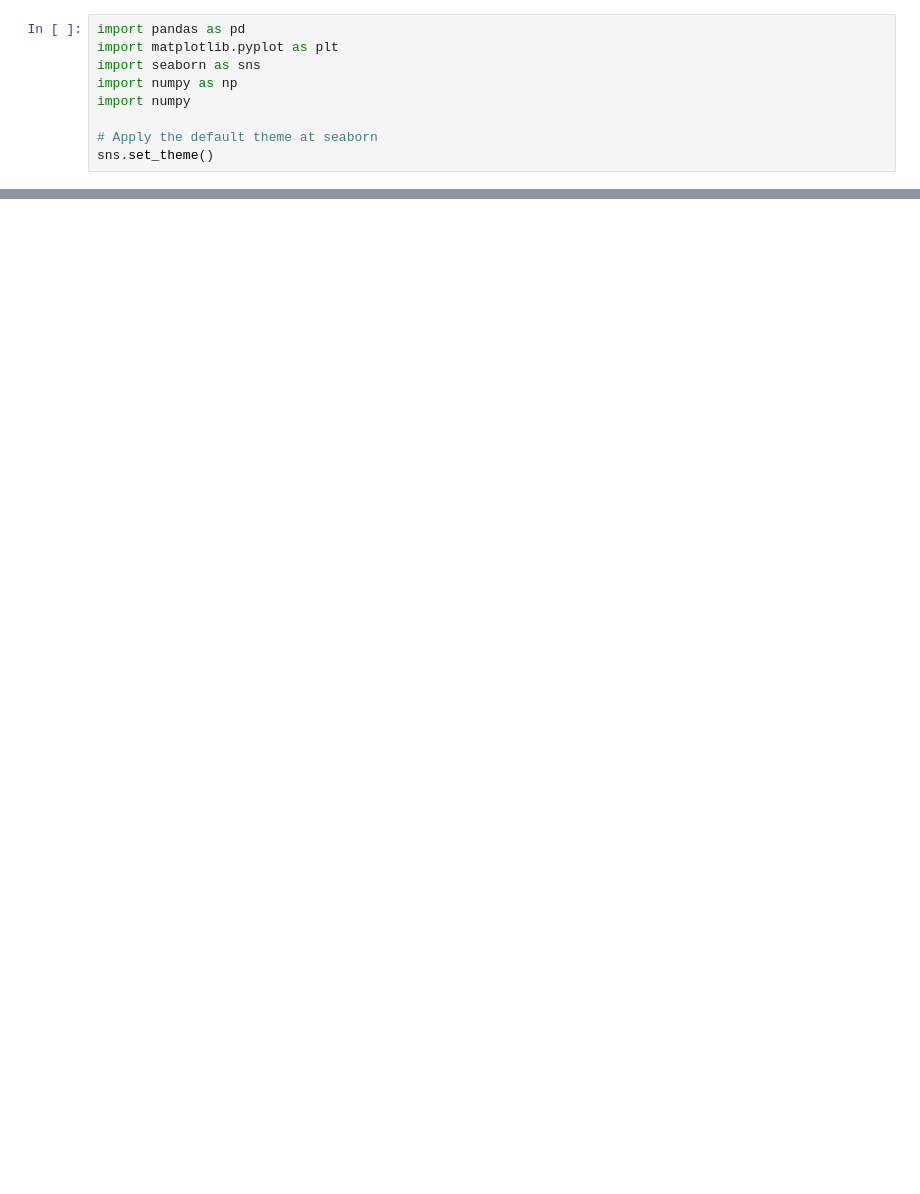
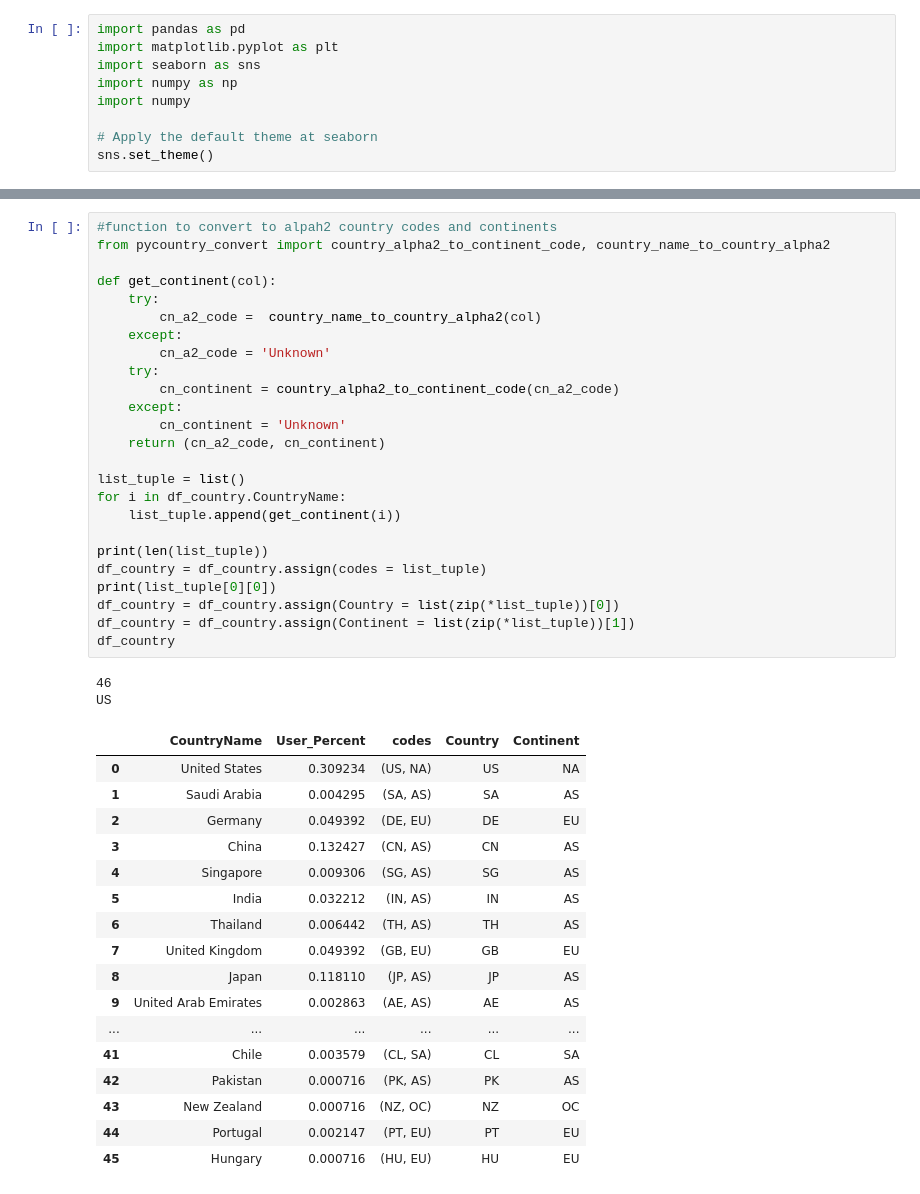
Before and after one commit to dedo99/Homework5, a Jupyter notebook: stats/globaldata_stats.ipynb, the cells around one changed output, grey strips where cells are left out. Cells and saved outputs as stored; diff of their text form; blank space fills up the shorter version.

```diff
--- a/stats/globaldata_stats.ipynb
+++ b/stats/globaldata_stats.ipynb
@@ -250,0 +283,45 @@ Length: 277, dtype: int64
+# %%
+#function to convert to alpah2 country codes and continents
+from pycountry_convert import country_alpha2_to_continent_code, country_name_to_country_alpha2
+
+def get_continent(col):
+    try:
+        cn_a2_code =  country_name_to_country_alpha2(col)
+    except:
+        cn_a2_code = 'Unknown'
+    try:
+        cn_continent = country_alpha2_to_continent_code(cn_a2_code)
+    except:
+        cn_continent = 'Unknown'
+    return (cn_a2_code, cn_continent)
+
+list_tuple = list()
+for i in df_country.CountryName:
+    list_tuple.append(get_continent(i))
+
+print(len(list_tuple))
+df_country = df_country.assign(codes = list_tuple)
+print(list_tuple[0][0])
+df_country = df_country.assign(Country = list(zip(*list_tuple))[0])
+df_country = df_country.assign(Continent = list(zip(*list_tuple))[1])
+df_country
+# %% [output]
+46
+US
+|  | CountryName | User_Percent | codes | Country | Continent |
+| 0 | United States | 0.309234 | (US, NA) | US | NA |
+| 1 | Saudi Arabia | 0.004295 | (SA, AS) | SA | AS |
+| 2 | Germany | 0.049392 | (DE, EU) | DE | EU |
+| 3 | China | 0.132427 | (CN, AS) | CN | AS |
+| 4 | Singapore | 0.009306 | (SG, AS) | SG | AS |
+| 5 | India | 0.032212 | (IN, AS) | IN | AS |
+| 6 | Thailand | 0.006442 | (TH, AS) | TH | AS |
+| 7 | United Kingdom | 0.049392 | (GB, EU) | GB | EU |
+| 8 | Japan | 0.118110 | (JP, AS) | JP | AS |
+| 9 | United Arab Emirates | 0.002863 | (AE, AS) | AE | AS |
+| ... | ... | ... | ... | ... | ... |
+| 41 | Chile | 0.003579 | (CL, SA) | CL | SA |
+| 42 | Pakistan | 0.000716 | (PK, AS) | PK | AS |
+| 43 | New Zealand | 0.000716 | (NZ, OC) | NZ | OC |
+| 44 | Portugal | 0.002147 | (PT, EU) | PT | EU |
+| 45 | Hungary | 0.000716 | (HU, EU) | HU | EU |
```
Also changed, not shown: parts of 16 cells of this notebook, 1 other file.
